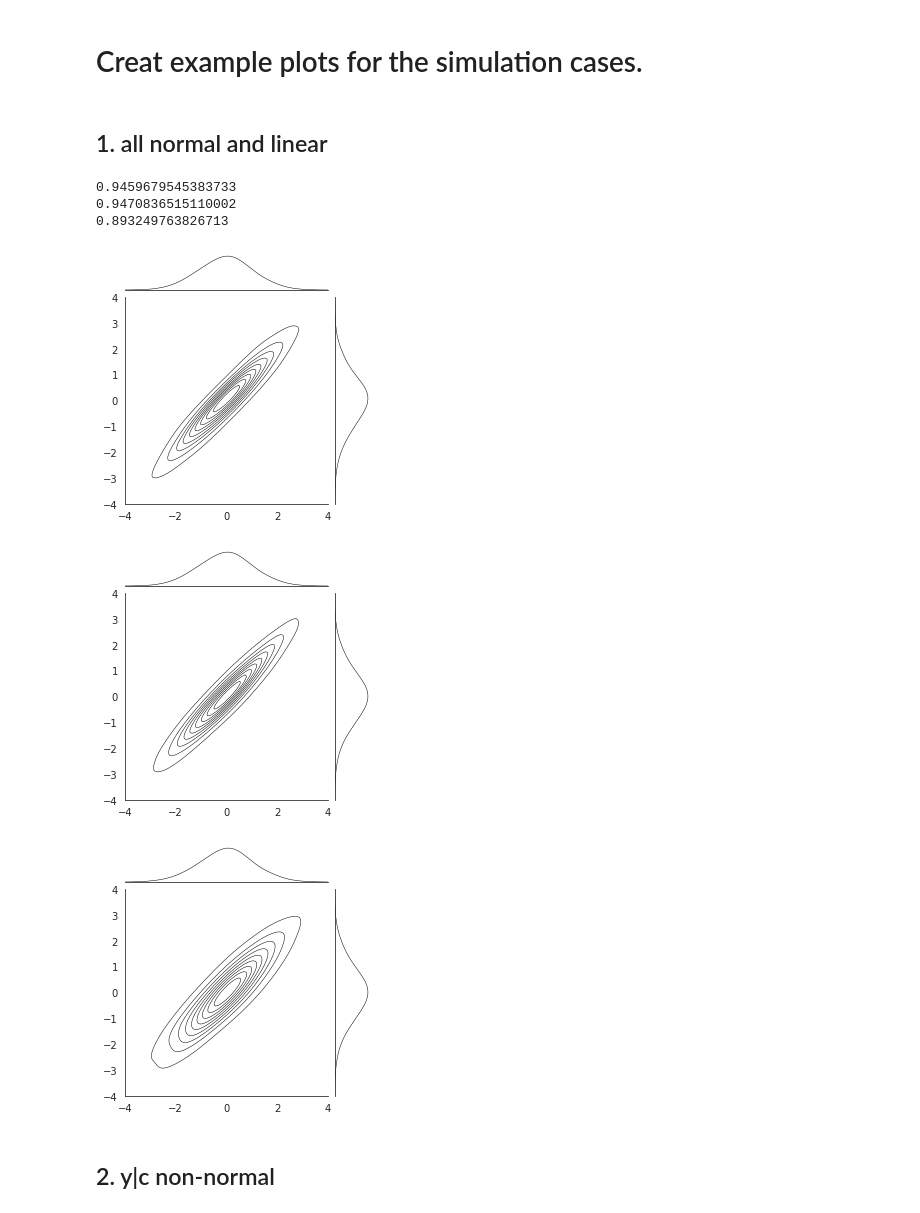
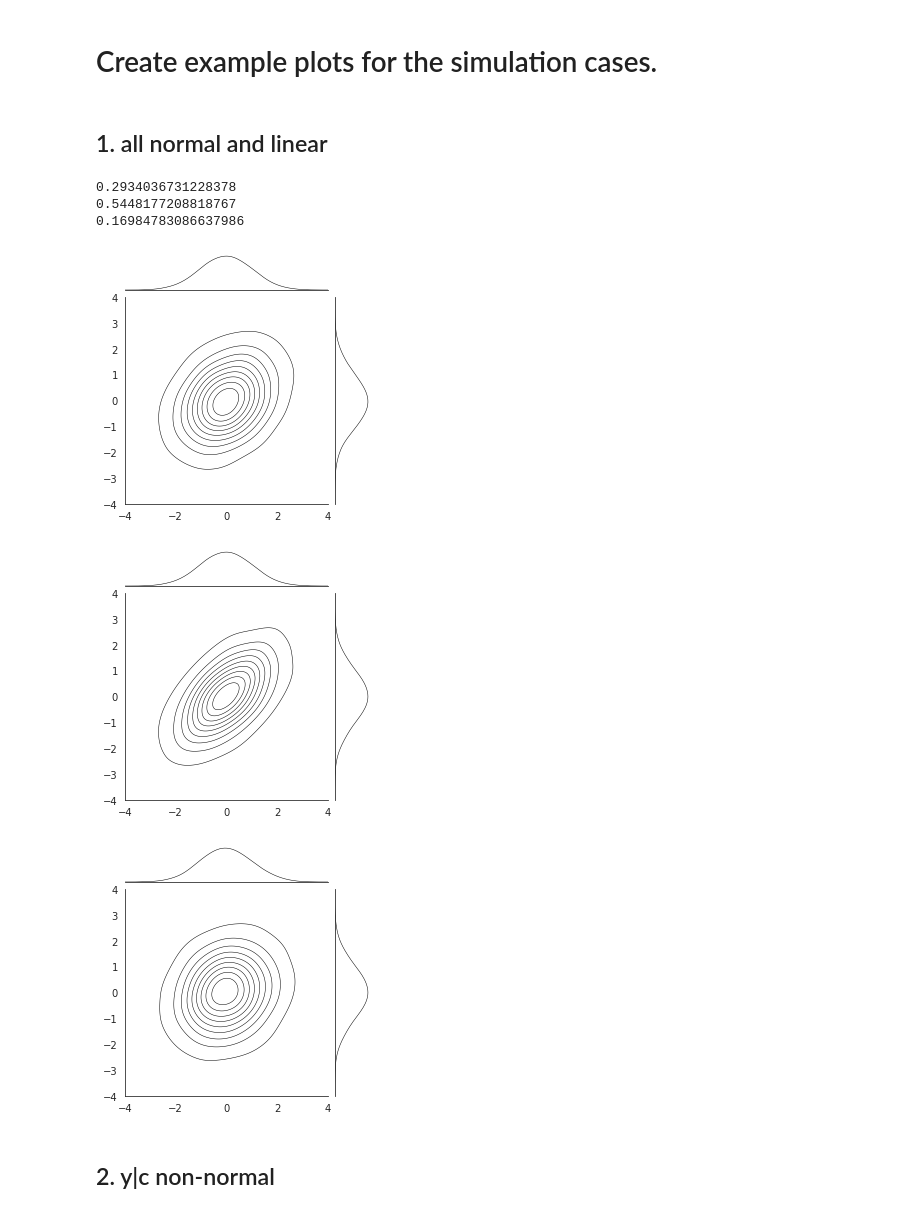
Before and after one commit to pni-lab/mlconfound-manuscript, a Jupyter notebook: simulated/plot_simulations.ipynb, the cells around one changed output. Saved outputs shown, nothing was run; the diff lists cells and outputs as text; code cells hidden in the pictures.

Commit message:
simulation ready

```diff
--- a/simulated/plot_simulations.ipynb
+++ b/simulated/plot_simulations.ipynb
@@ -1,5 +1,5 @@
 # %% [markdown]
-# Creat example plots for the simulation cases.
+# Create example plots for the simulation cases.
 # %%
 import numpy as np
 from mlconfound.simulate import simulate_y_c_yhat, sigmoid, polynomial
@@ -12,40 +13,40 @@ import matplotlib.pyplot as plt
 N=1
 n=10000
 
-w_yc=3
-w_yyhat=3
+w_yc=0.33
+w_yyhat=0.66
 w_cyhat=0
 # %% [markdown]
 ## 1. all normal and linear
 # %%
 y, c, yhat =simulate_y_c_yhat(w_yc=w_yc,
                               w_yyhat=w_yyhat, w_cyhat=w_cyhat,
-                              n=1000,
-                              random_state=42)
+                              n=n,
+                              random_state=4242)
 
 with sns.axes_style("white"):
     print(np.corrcoef(x=y,y=c)[0,1])
     sns.jointplot(x=y,y=c, kind="kde", height=4,
                   marginal_kws={"color":"black", "lw":0.5, "bw_adjust":2},
                   joint_kws={"colors":"black", "linewidths":0.5, "bw_adjust":2},
                   xlim = (-4,4), ylim = (-4,4))
     print(np.corrcoef(x=y,y=yhat)[0,1])
     sns.jointplot(x=y,y=yhat, kind="kde", height=4,
                   marginal_kws={"color":"black", "lw":0.5, "bw_adjust":2},
                   joint_kws={"colors":"black", "linewidths":0.5, "bw_adjust":2},
                   xlim = (-4,4), ylim = (-4,4))
     print(np.corrcoef(x=c,y=yhat)[0,1])
     sns.jointplot(x=c,y=yhat, kind="kde", height=4,
                   marginal_kws={"color":"black", "lw":0.5, "bw_adjust":2},
                   joint_kws={"colors":"black", "linewidths":0.5, "bw_adjust":2},
                   xlim = (-4,4), ylim = (-4,4))
 # %% [output]
-0.9459679545383733
-0.9470836515110002
-0.893249763826713
+0.2934036731228378
+0.5448177208818767
+0.16984783086637986
-[figure, old version]
+[figure, new version]
-[figure, old version]
+[figure, new version]
-[figure, old version]
+[figure, new version]
 # %% [markdown]
 ## 2. y|c non-normal
 # %%
```
Also changed, not shown: parts of 15 cells of this notebook, 3 other files.
